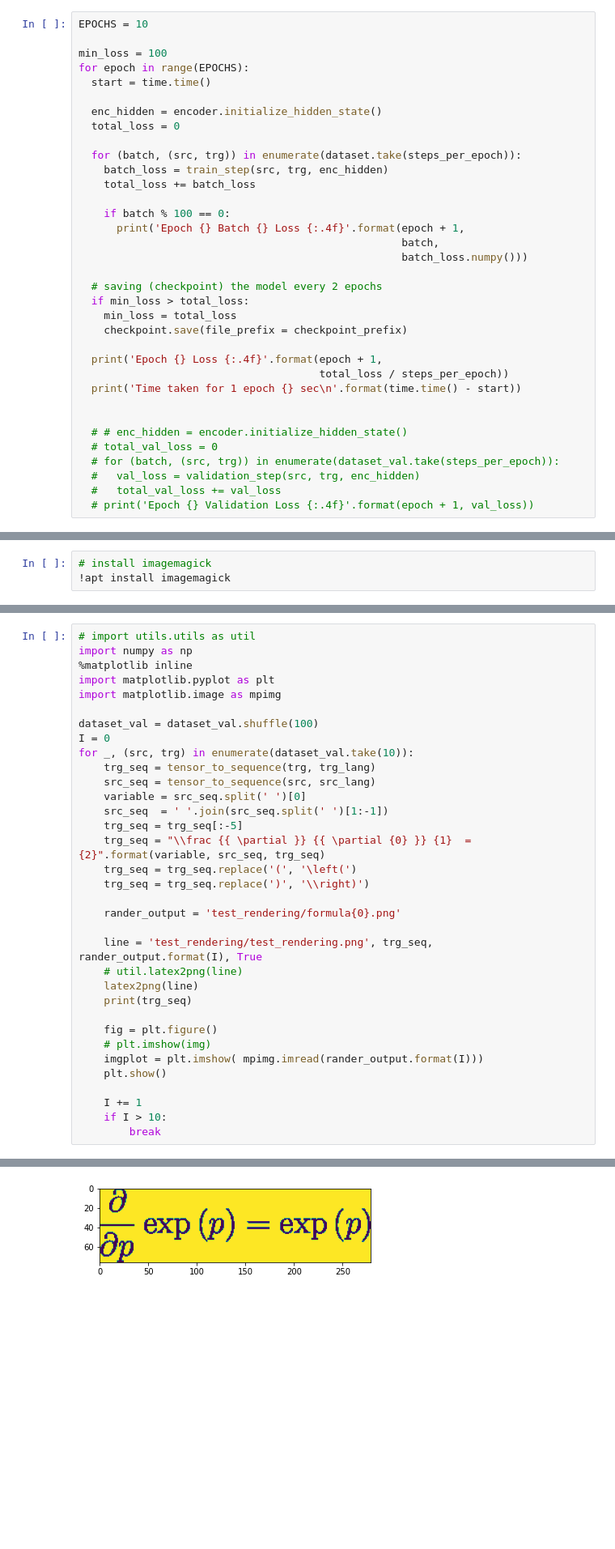
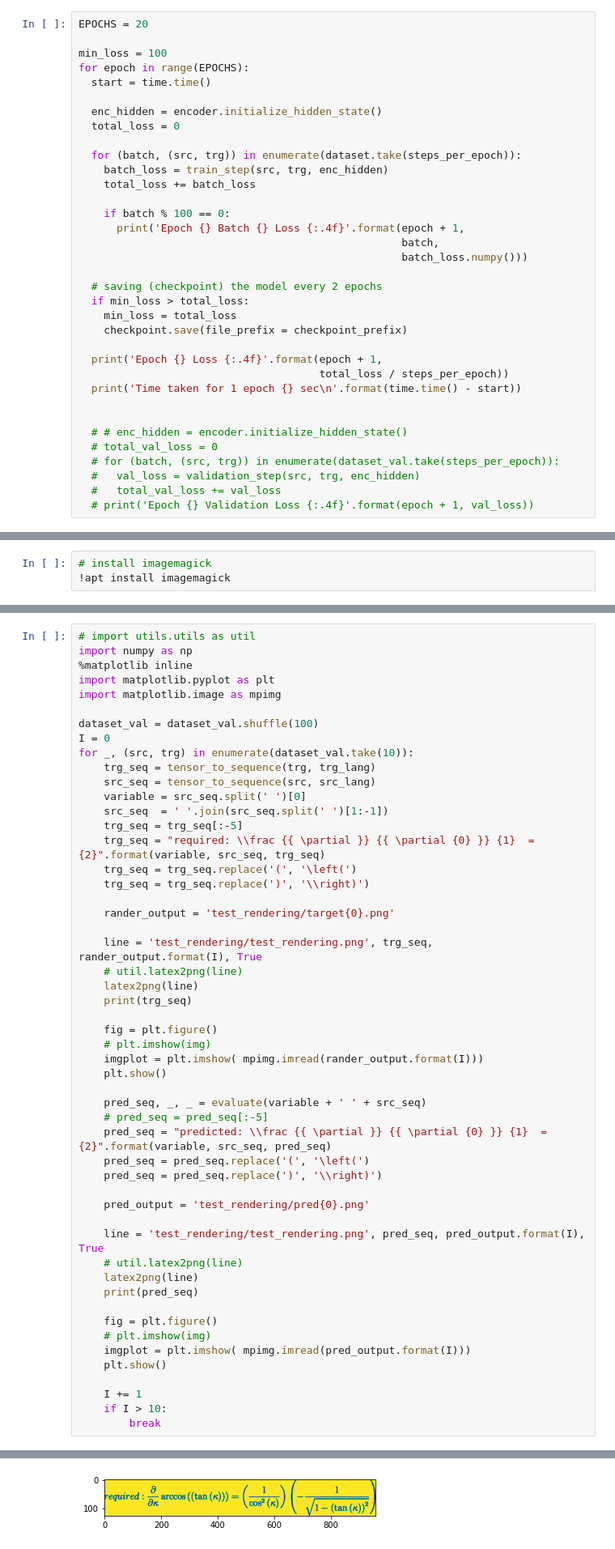
Before and after one commit to vasiliyeskin/differentiating_deep_neural_network, a Jupyter notebook: Differentiating_DNN.ipynb, the cells around one changed output, grey strips where cells are left out. Shown at 81% size. Saved outputs shown, nothing was run; the diff lists cells and outputs as text; blank space fills up the shorter version.

```diff
--- a/Differentiating_DNN.ipynb
+++ b/Differentiating_DNN.ipynb
@@ -413,7 +413,7 @@ def validation_step(src, trg, enc_hidden):
   batch_loss = (loss / int(trg.shape[1]))
   return batch_loss
 # %%
-EPOCHS = 10
+EPOCHS = 20
 
 min_loss = 100
 for epoch in range(EPOCHS):
@@ -796,11 +796,11 @@ for _, (src, trg) in enumerate(dataset_val.take(10)):
     variable = src_seq.split(' ')[0]
     src_seq  = ' '.join(src_seq.split(' ')[1:-1])
     trg_seq = trg_seq[:-5]
-    trg_seq = "\\frac {{ \partial }} {{ \partial {0} }} {1}  = {2}".format(variable, src_seq, trg_seq)
+    trg_seq = "required: \\frac {{ \partial }} {{ \partial {0} }} {1}  = {2}".format(variable, src_seq, trg_seq)
     trg_seq = trg_seq.replace('(', '\left(')
     trg_seq = trg_seq.replace(')', '\\right)')
 
-    rander_output = 'test_rendering/formula{0}.png'
+    rander_output = 'test_rendering/target{0}.png'
 
     line = 'test_rendering/test_rendering.png', trg_seq, rander_output.format(I), True
     # util.latex2png(line)
@@ -812,6 +812,24 @@ for _, (src, trg) in enumerate(dataset_val.take(10)):
     imgplot = plt.imshow( mpimg.imread(rander_output.format(I)))
     plt.show()
 
+    pred_seq, _, _ = evaluate(variable + ' ' + src_seq)
+    # pred_seq = pred_seq[:-5]
+    pred_seq = "predicted: \\frac {{ \partial }} {{ \partial {0} }} {1}  = {2}".format(variable, src_seq, pred_seq)
+    pred_seq = pred_seq.replace('(', '\left(')
+    pred_seq = pred_seq.replace(')', '\\right)')
+
+    pred_output = 'test_rendering/pred{0}.png'
+
+    line = 'test_rendering/test_rendering.png', pred_seq, pred_output.format(I), True
+    # util.latex2png(line)
+    latex2png(line)
+    print(pred_seq)
+
+    fig = plt.figure()
+    # plt.imshow(img)
+    imgplot = plt.imshow( mpimg.imread(pred_output.format(I)))
+    plt.show()
+
     I += 1
     if I > 10:
         break
@@ -820 +838 @@ for _, (src, trg) in enumerate(dataset_val.take(10)):
-[figure, old version]
+[figure, new version]
```
Also changed, not shown: parts of 7 cells of this notebook.
